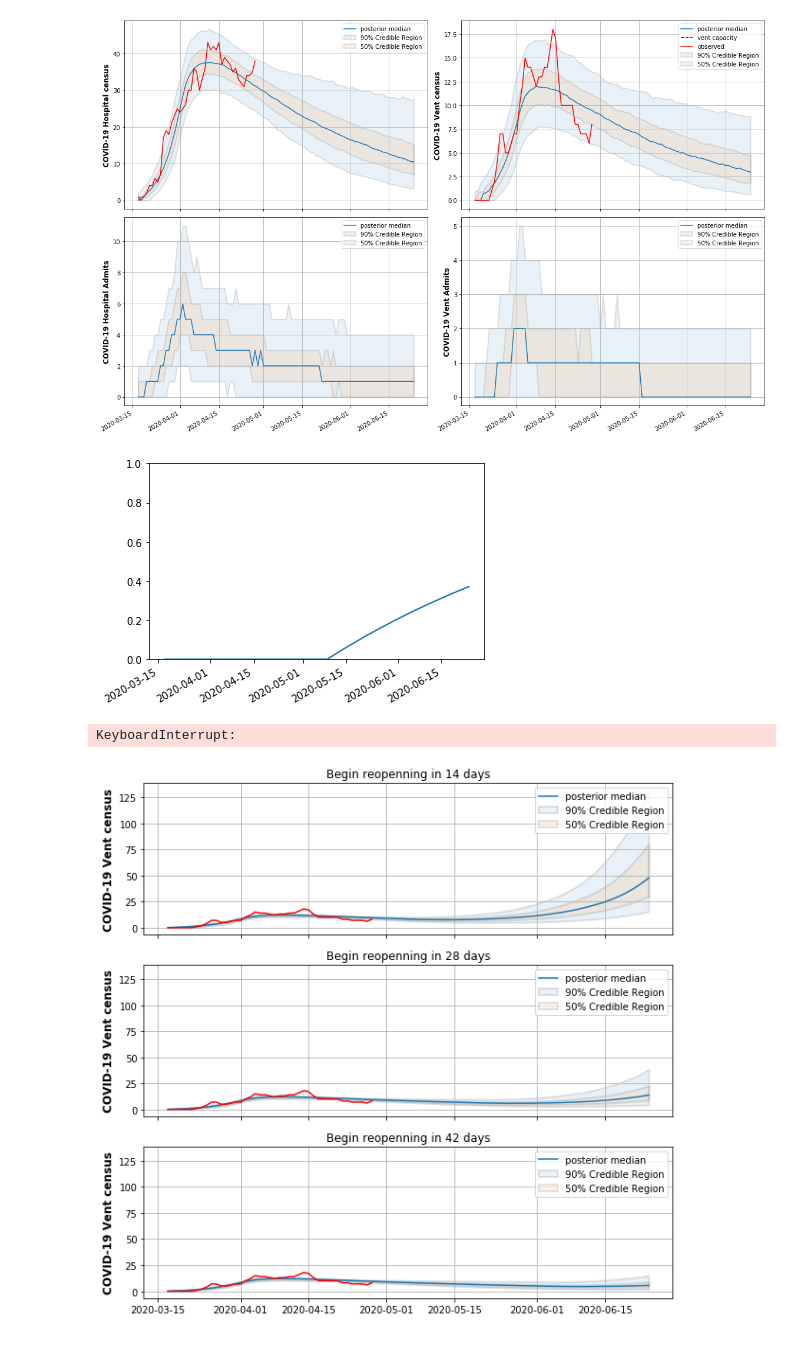
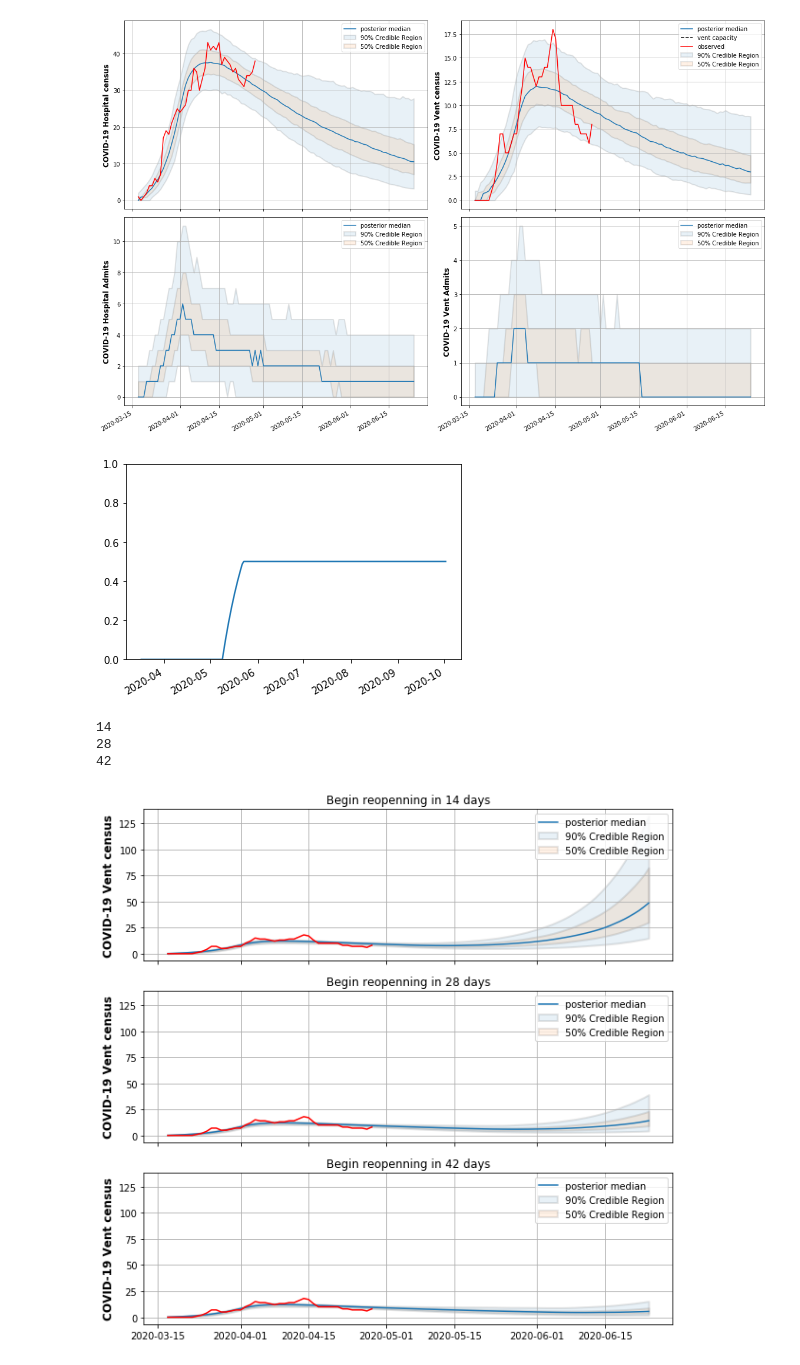
Before and after one commit to Big-Life-Lab/chime_sims-1, a Jupyter notebook: notebooks/Reopening_OTT.ipynb, the cells around one changed output. Cells and saved outputs as stored; diff of their text form; code cells hidden in the pictures.

Commit message:
[Feature] set reopen speed to 0.05

```diff
--- a/notebooks/Reopening_OTT.ipynb
+++ b/notebooks/Reopening_OTT.ipynb
@@ -110,33 +108,33 @@ plt_predictive(100, df = df)
 # %%
 def reopenfn(day, reopen_day=60, reopen_speed=0.1, sd_max =0.5):
     sd_max = 1 - sd_max
     if day < reopen_day:
         return 1.0
     else:
         ret = (1-reopen_speed)**(day-reopen_day)
         if ret < sd_max:
             ret = sd_max
         return ret
 
-df['reopen_speed'] = 0.01
+df['reopen_speed'] = 0.05
 df['reopen_day'] = 39 + 14
-howfar = 100
+howfar = 200
 days = range(howfar)
 dates = pd.date_range(f'{first_day}',
         periods=howfar, freq='d')
 remove_sd = [1-reopenfn(day, df['reopen_day'].values[0], df['reopen_speed'].values[0]) for day in days]
 fig, ax = plt.subplots(1,1)
 ax.plot(dates, remove_sd)
 ax.set_ylim(0,1)
 fig.autofmt_xdate()
 # %% [output]
-[figure, old version]
+[figure, new version]
 # %%
 reopen_sims = {}
 reopen_on_days = [14,28,42]
 for reopen_on in reopen_on_days:
     df['reopen_day'] = 39 + reopen_on # begin reopening in reopen_on days from now
-    df['reopen_speed'] = 0.01
+    df['reopen_speed'] = 0.05
     df.index = range(df.shape[0])
     ddf = df.T.reset_index()
 
@@ -150,7 +148,9 @@ for reopen_on in reopen_on_days:
     reopen_sims[reopen_on] = df_reopen
     print(reopen_on)
 # %% [output]
-KeyboardInterrupt:
+14
+28
+42
 # %%
 def plt_vent(df, howfar, ax):
     arrs = np.stack([df.arr.iloc[i] for i in range(df.shape[0])])
```
Also changed, not shown: parts of 3 cells of this notebook, 1 other file.
